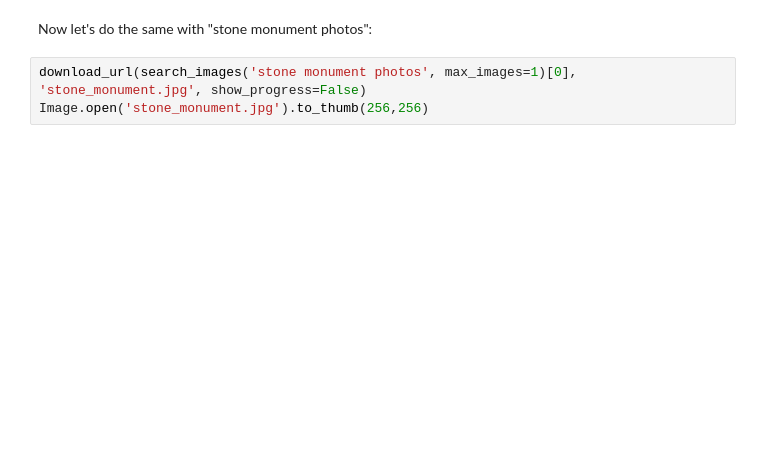
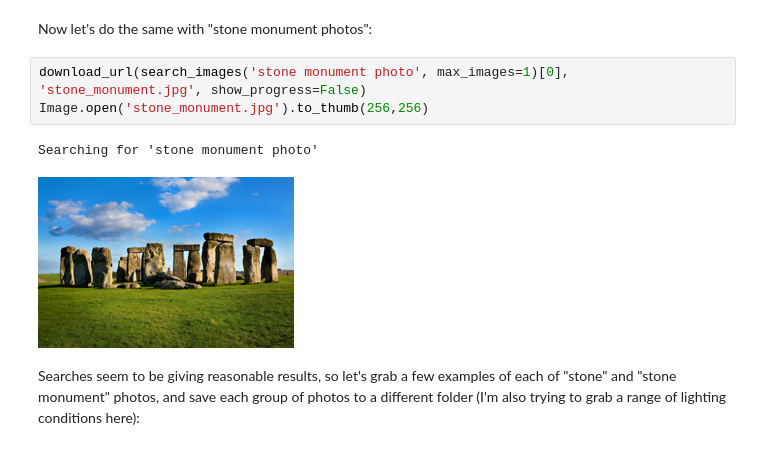
Before and after one commit to joaompena/fastai-22, a Jupyter notebook: 00-is-it-a-stone_monument.ipynb, the cells around one changed output. Cells and saved outputs as stored; diff of their text form; blank space fills up the shorter version.

```diff
--- a/00-is-it-a-stone_monument.ipynb
+++ b/00-is-it-a-stone_monument.ipynb
@@ -38,5 +38,10 @@ im.to_thumb(256,256)
 # %% [markdown]
 Now let's do the same with "stone monument photos":
 # %%
-download_url(search_images('stone monument photos', max_images=1)[0], 'stone_monument.jpg', show_progress=False)
+download_url(search_images('stone monument photo', max_images=1)[0], 'stone_monument.jpg', show_progress=False)
 Image.open('stone_monument.jpg').to_thumb(256,256)
+# %% [output]
+Searching for 'stone monument photo'
+[figure, added]
+# %% [markdown]
+Searches seem to be giving reasonable results, so let's grab a few examples of each of "stone" and "stone monument" photos, and save each group of photos to a different folder (I'm also trying to grab a range of lighting conditions here):
```
Also changed, not shown: parts of 15 cells of this notebook.
